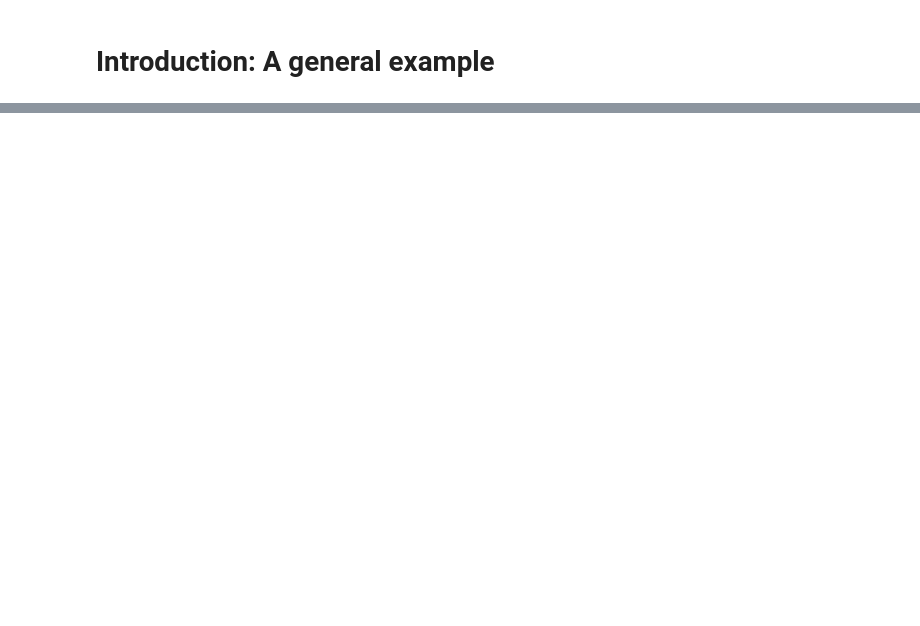
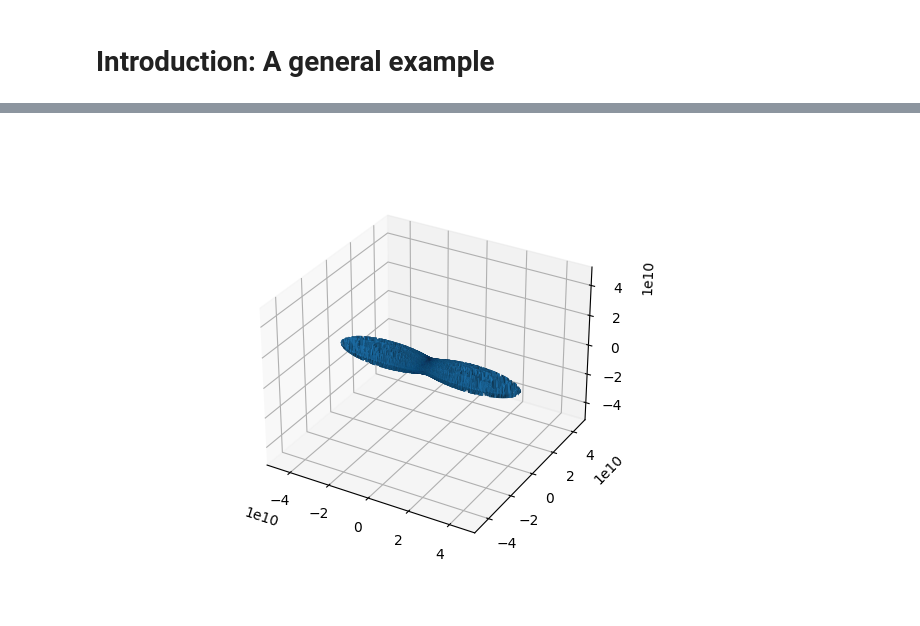
Before and after one commit to Extraweich/homopy, a Jupyter notebook: examples/Introduction.ipynb, the cells around one changed output, grey strips where cells are left out. Drawn from its saved outputs; the diff is of its cells as text; code cells hidden in the pictures; blank space fills up the shorter version.

```diff
--- a/examples/Introduction.ipynb
+++ b/examples/Introduction.ipynb
@@ -90,3 +100,41 @@ plotter.polar_plot([pC_angled + ("MT Carbon",), pG_angled + ("MT Glass",), pH_an
+# %%
+from matplotlib import colors, cm
+
+# A neat 3D visualization of the cutting plane can be achieved by the following ...
+rng = 5e10
+pts = 1e3
+
+# first evaluate an E-body without plotting
+dir_vecs, youngs_moduli = plotter.plot_E_body(
+    c_eff_carbon_ave, 400, 200, [rng, rng, rng], rcount=200, ccount=200, plot=False
+)
+
+# weight all directions with the stiffness in that direction
+weighted_dir_vecs = np.array(
+    [youngs_moduli[i] * dir_vecs[i, :] for i in range(len(youngs_moduli))]
+)
+
+x = weighted_dir_vecs[:,0]
+y = weighted_dir_vecs[:,1]
+z = weighted_dir_vecs[:,2]
+
+# create colormap according to x-value
+color_dimension = youngs_moduli
+minn, maxx = color_dimension.min(), color_dimension.max()
+norm = colors.Normalize(minn, maxx)
+m = plt.cm.ScalarMappable(norm=norm, cmap='jet')
+m.set_array([])
+fcolors = cm.jet(youngs_moduli) #  m.to_rgba(color_dimension)
+
+ax = plt.figure().add_subplot(projection='3d')
+
+ax.plot_trisurf(x, y, z, linewidth=0.2, antialiased=True, facecolors=fcolors)
+
+_ = ax.set_xlim(-rng,rng)
+_ = ax.set_ylim(-rng,rng)
+_ = ax.set_zlim(-rng,rng)
+# %% [output]
+[figure, added]
 # %%
 # Halpin-Tsai
 
```
Also changed, not shown: parts of 5 cells of this notebook, 7 other files.
